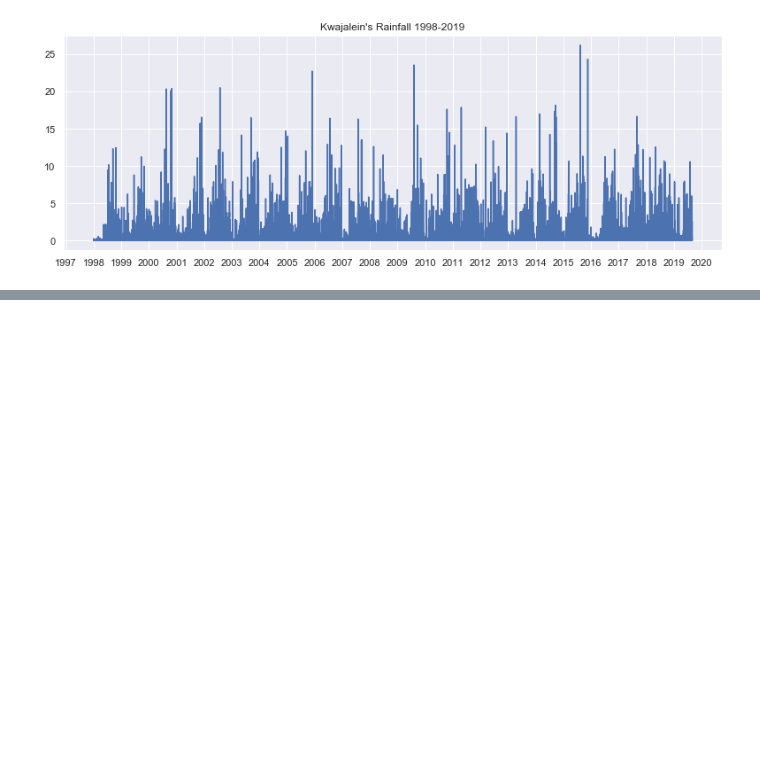
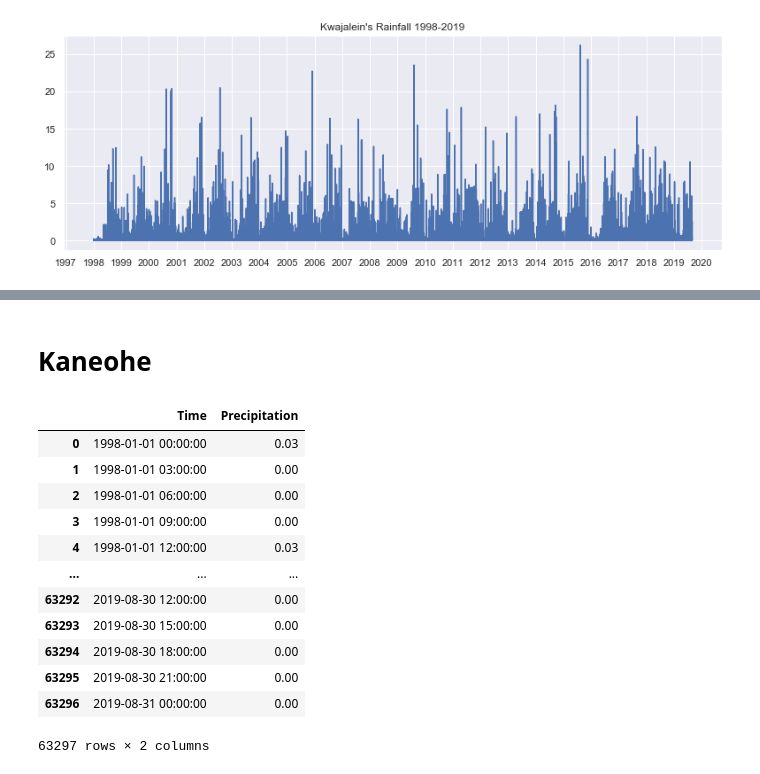
Before and after one commit to oscarmirones/RainfallTimeSeries, a Jupyter notebook: rainfall_time_series.ipynb, the cells around one changed output, grey strips where cells are left out. Drawn from its saved outputs; the diff is of its cells as text; code cells hidden in the pictures; blank space fills up the shorter version.

```diff
--- a/rainfall_time_series.ipynb
+++ b/rainfall_time_series.ipynb
@@ -65,0 +96,19 @@ plt.show()
+# %% [markdown]
+# Kaneohe
+# %%
+serie = pd.read_csv('kaneohe.csv')
+serie
+# %% [output]
+|  | Time | Precipitation |
+| 0 | 1998-01-01 00:00:00 | 0.03 |
+| 1 | 1998-01-01 03:00:00 | 0.00 |
+| 2 | 1998-01-01 06:00:00 | 0.00 |
+| 3 | 1998-01-01 09:00:00 | 0.00 |
+| 4 | 1998-01-01 12:00:00 | 0.03 |
+| ... | ... | ... |
+| 63292 | 2019-08-30 12:00:00 | 0.00 |
+| 63293 | 2019-08-30 15:00:00 | 0.00 |
+| 63294 | 2019-08-30 18:00:00 | 0.00 |
+| 63295 | 2019-08-30 21:00:00 | 0.00 |
+| 63296 | 2019-08-31 00:00:00 | 0.00 |
+63297 rows × 2 columns
```
Also changed, not shown: parts of 4 cells of this notebook, 2 other files.
